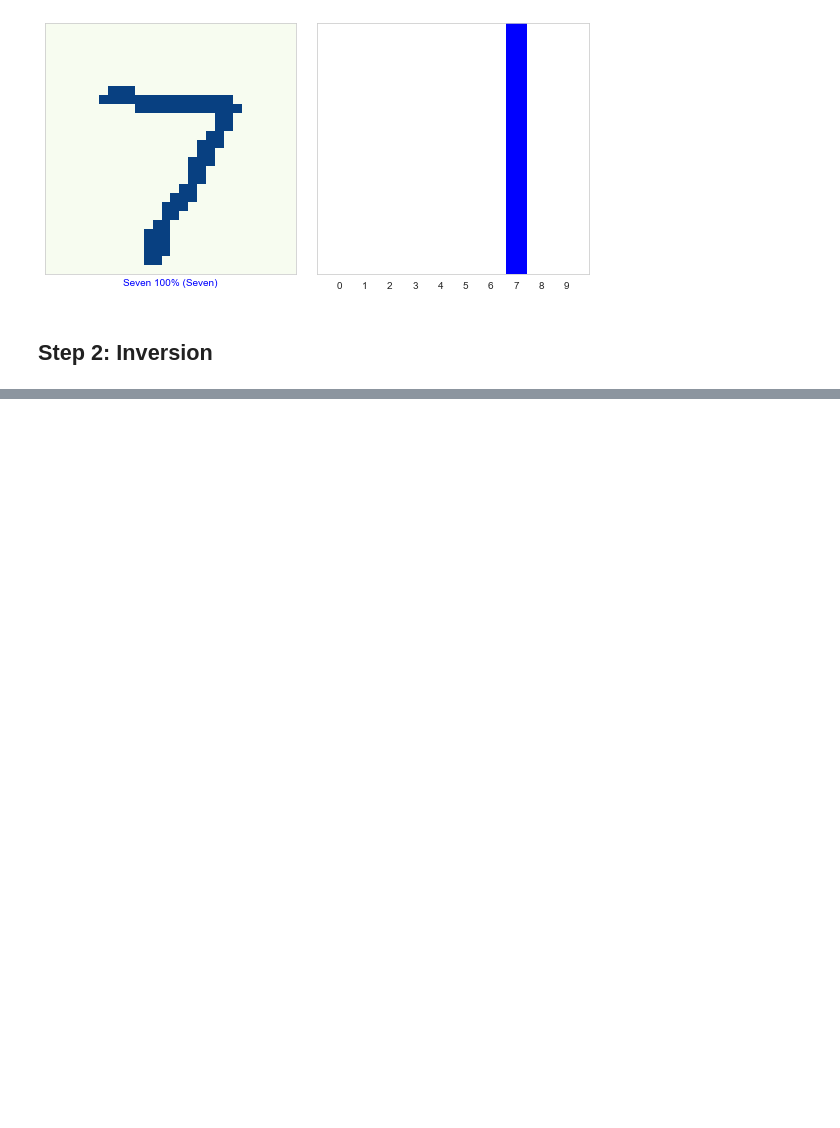
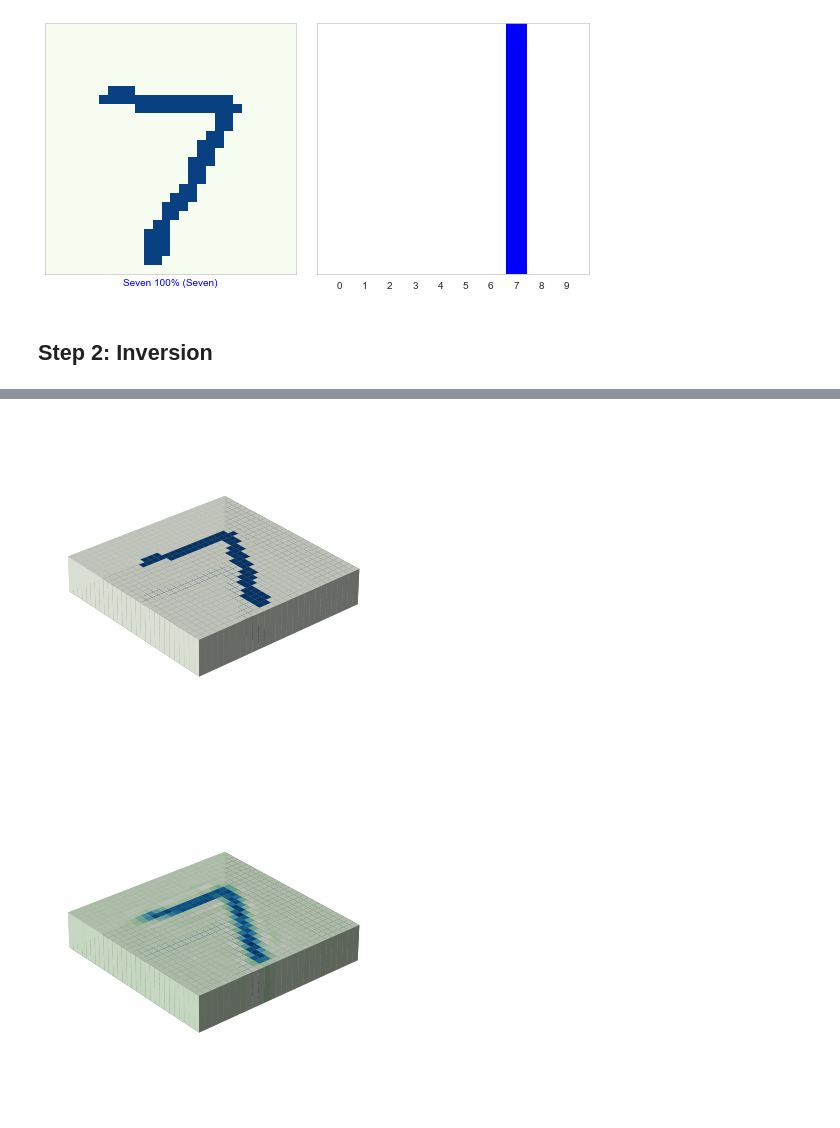
Before and after one commit to sees-usc/geo-selection-inversion, a Jupyter notebook: mnist/geo-selection-inversion-demo.ipynb, the cells around one changed output, grey strips where cells are left out. Drawn from its saved outputs; the diff is of its cells as text; code cells hidden in the pictures; blank space fills up the shorter version.

```diff
--- a/mnist/geo-selection-inversion-demo.ipynb
+++ b/mnist/geo-selection-inversion-demo.ipynb
@@ -68,0 +69,6 @@ GSI.get_inversion(d_obs, m_ref)
+# %%
+util.plot_cube(np.squeeze(m_ref))
+util.plot_cube(np.squeeze(m_ref_hat))
+# %% [output]
+[figure, added]
+[figure, added]
```
Also changed, not shown: parts of 3 cells of this notebook, 25 other files.
